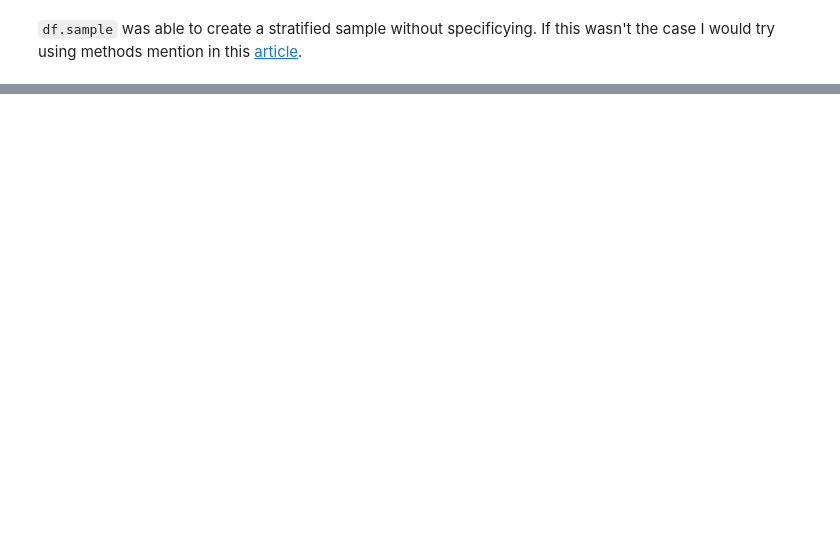
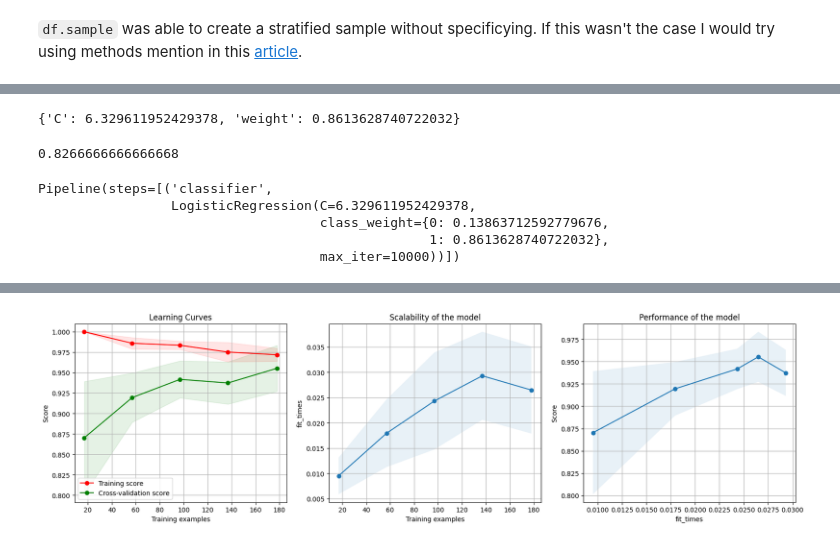
Before and after one commit to harikrishnad1997/BUAN_6342_Applied_Natural_Language_Processing, a Jupyter notebook: HW/2_Spam_Detection_s24.ipynb, the cells around one changed output, grey strips where cells are left out. Saved outputs shown, nothing was run; the diff lists cells and outputs as text; code cells hidden in the pictures; blank space fills up the shorter version.

```diff
--- a/HW/2_Spam_Detection_s24.ipynb
+++ b/HW/2_Spam_Detection_s24.ipynb
@@ -372,0 +479,3 @@ weighted avg       0.93      0.93      0.93        56
+# %%
+study = optuna.create_study(direction='maximize')
+study.optimize(objective, n_trials=100)
@@ -372,0 +500,28 @@ weighted avg       0.93      0.93      0.93        56
+# %%
+# Get the best hyperparameters found by Optuna
+best_C = study.best_params['C']
+best_weight = study.best_params['weight']
+# %%
+study.best_params
+# %% [output]
+{'C': 6.329611952429378, 'weight': 0.8613628740722032}
+# %%
+study.best_value
+# %% [output]
+0.8266666666666668
+# %%
+best_classifier_2 = Pipeline([
+    ('classifier', LogisticRegression(max_iter=10000, C=best_C,class_weight={0: 1 - best_weight, 1: best_weight}))
+])
+# %%
+best_classifier_2.fit(X_train_features, y_train)
+# %% [output]
+Pipeline(steps=[('classifier',
+                 LogisticRegression(C=6.329611952429378,
+                                    class_weight={0: 0.13863712592779676,
+                                                  1: 0.8613628740722032},
+                                    max_iter=10000))])
+# %%
+plot_learning_curve(best_classifier_2, 'Learning Curves',
+                    X_train_features, y_train, n_jobs=-1)
+# %% [output]
@@ -372,0 +529 @@ weighted avg       0.93      0.93      0.93        56
+[figure, added]
```
Also changed, not shown: parts of 39 cells of this notebook.
